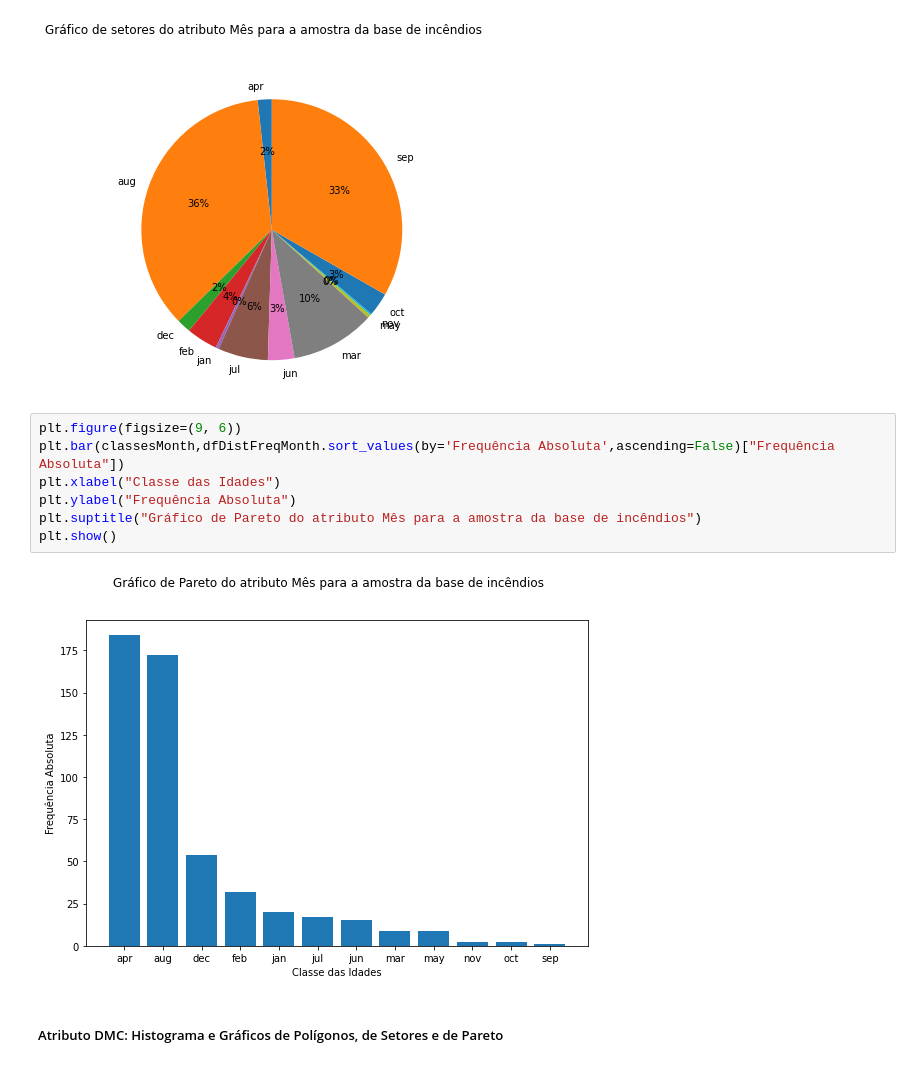
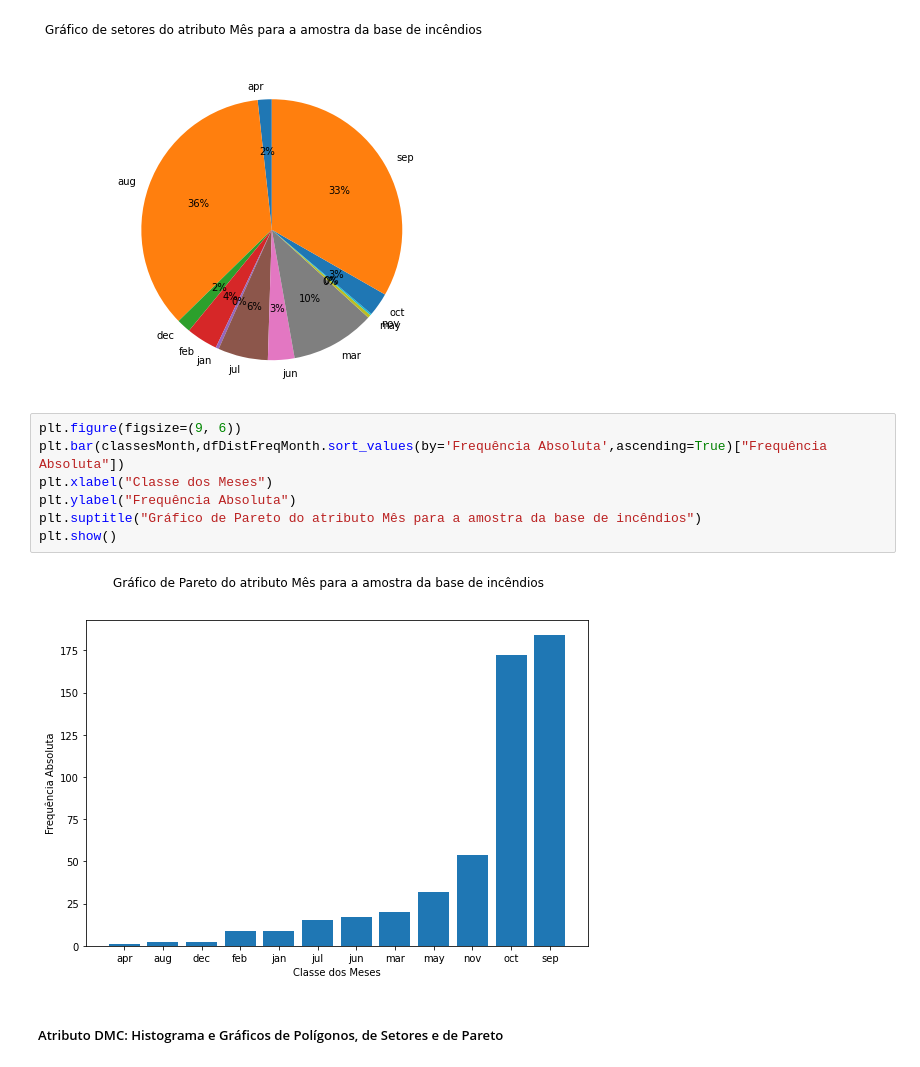
Before and after one commit to ldocarvalho/Analise-Descritiva-Fires, a Jupyter notebook: TP2_AnaliseDescritiva.ipynb, the cells around one changed output. Saved outputs shown, nothing was run; the diff lists cells and outputs as text.

Commit message:
Melhorias na visualização e medidas de resumo

```diff
--- a/TP2_AnaliseDescritiva.ipynb
+++ b/TP2_AnaliseDescritiva.ipynb
@@ -330,13 +330,13 @@ plt.show()
 [figure]
 # %%
 plt.figure(figsize=(9, 6))
-plt.bar(classesMonth,dfDistFreqMonth.sort_values(by='Frequência Absoluta',ascending=False)["Frequência Absoluta"])
-plt.xlabel("Classe das Idades")
+plt.bar(classesMonth,dfDistFreqMonth.sort_values(by='Frequência Absoluta',ascending=True)["Frequência Absoluta"])
+plt.xlabel("Classe dos Meses")
 plt.ylabel("Frequência Absoluta")
 plt.suptitle("Gráfico de Pareto do atributo Mês para a amostra da base de incêndios")
 plt.show()
 # %% [output]
-[figure, old version]
+[figure, new version]
 # %% [markdown]
 ##### Atributo DMC: Histograma e Gráficos de Polígonos, de Setores e de Pareto
 # %%
```
Also changed, not shown: parts of 16 cells of this notebook.
